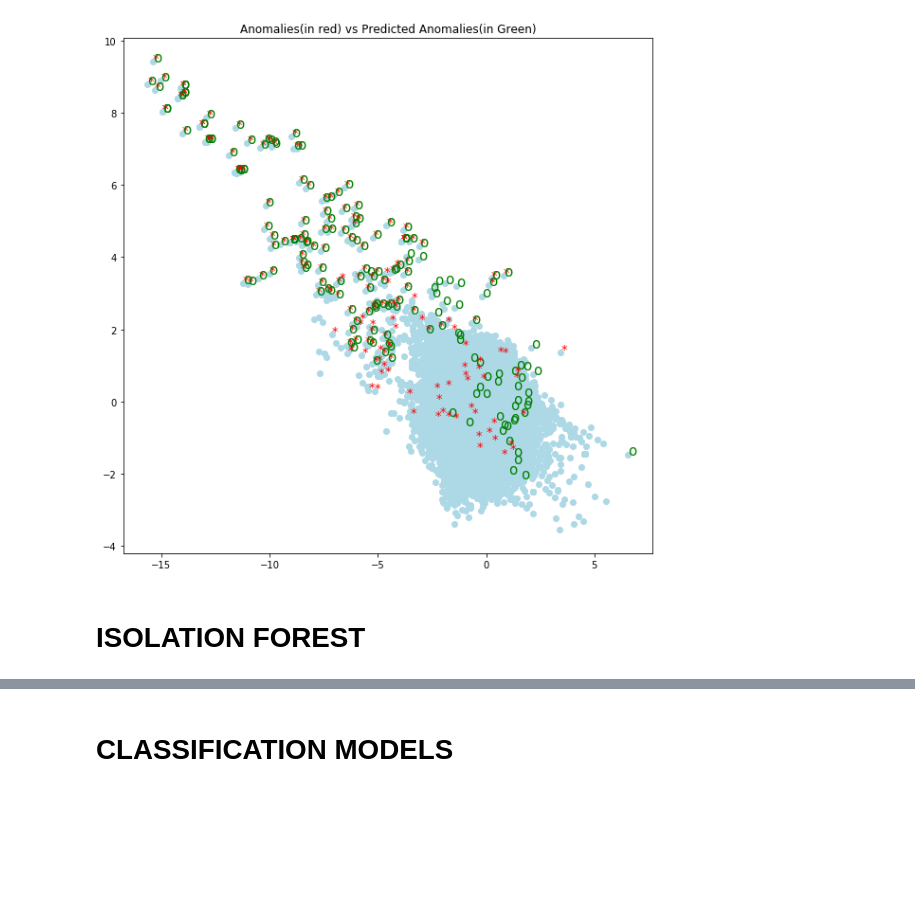
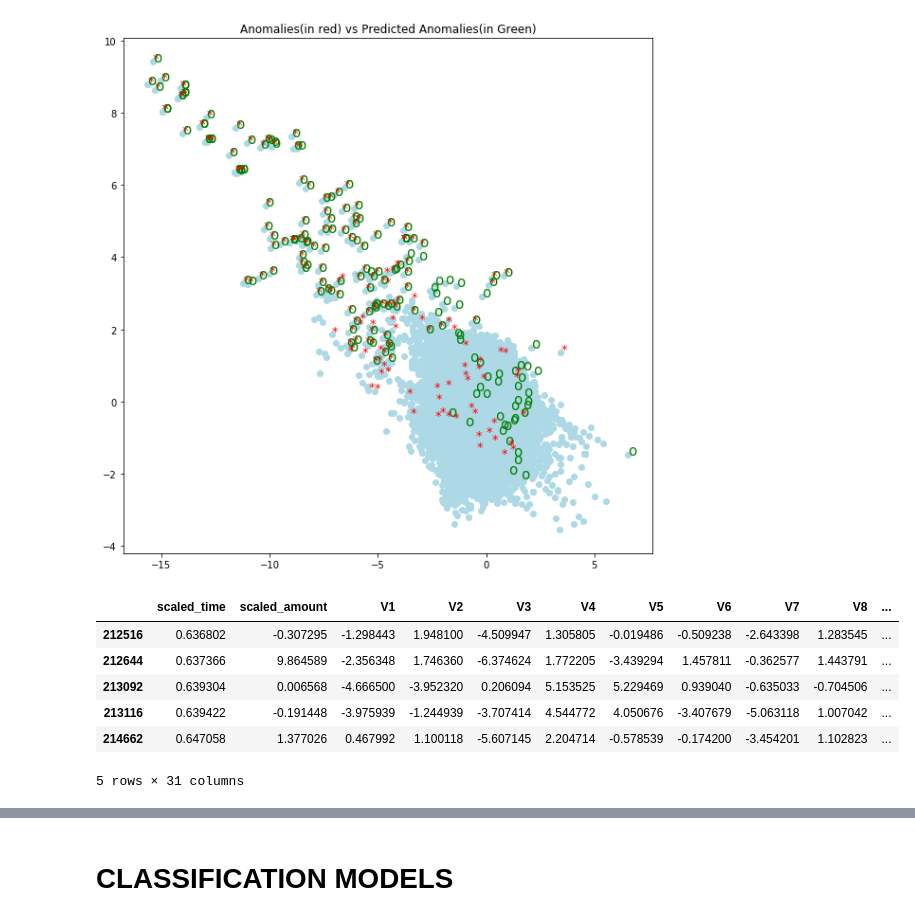
Before and after one commit to agnimish/Credit_Card_Fraud_Detection, a Jupyter notebook: Data Mining.ipynb, the cells around one changed output, grey strips where cells are left out. Saved outputs shown, nothing was run; the diff lists cells and outputs as text; code cells hidden in the pictures; blank space fills up the shorter version.

```diff
--- a/Data Mining.ipynb
+++ b/Data Mining.ipynb
@@ -372,5 +538,3 @@ for i, txt in enumerate(train_test['V14'].index):
             ax.annotate('o', (train_test['V14'].loc[txt],train_test['V11'].loc[txt]),fontsize=15,color='Green')
 # %% [output]
 [figure]
-# %% [markdown]
-# ISOLATION FOREST
@@ -379,0 +543,10 @@ from sklearn.metrics import confusion_matrix, classification_report, accuracy_sc
+# %%
+credit_card_1_5.head()
+# %% [output]
+|  | scaled_time | scaled_amount | V1 | V2 | V3 | V4 | V5 | V6 | V7 | V8 | ... |
+| 212516 | 0.636802 | -0.307295 | -1.298443 | 1.948100 | -4.509947 | 1.305805 | -0.019486 | -0.509238 | -2.643398 | 1.283545 | ... |
+| 212644 | 0.637366 | 9.864589 | -2.356348 | 1.746360 | -6.374624 | 1.772205 | -3.439294 | 1.457811 | -0.362577 | 1.443791 | ... |
+| 213092 | 0.639304 | 0.006568 | -4.666500 | -3.952320 | 0.206094 | 5.153525 | 5.229469 | 0.939040 | -0.635033 | -0.704506 | ... |
+| 213116 | 0.639422 | -0.191448 | -3.975939 | -1.244939 | -3.707414 | 4.544772 | 4.050676 | -3.407679 | -5.063118 | 1.007042 | ... |
+| 214662 | 0.647058 | 1.377026 | 0.467992 | 1.100118 | -5.607145 | 2.204714 | -0.578539 | -0.174200 | -3.454201 | 1.102823 | ... |
+5 rows × 31 columns
```
Also changed, not shown: parts of 27 cells of this notebook, 1 other file.
